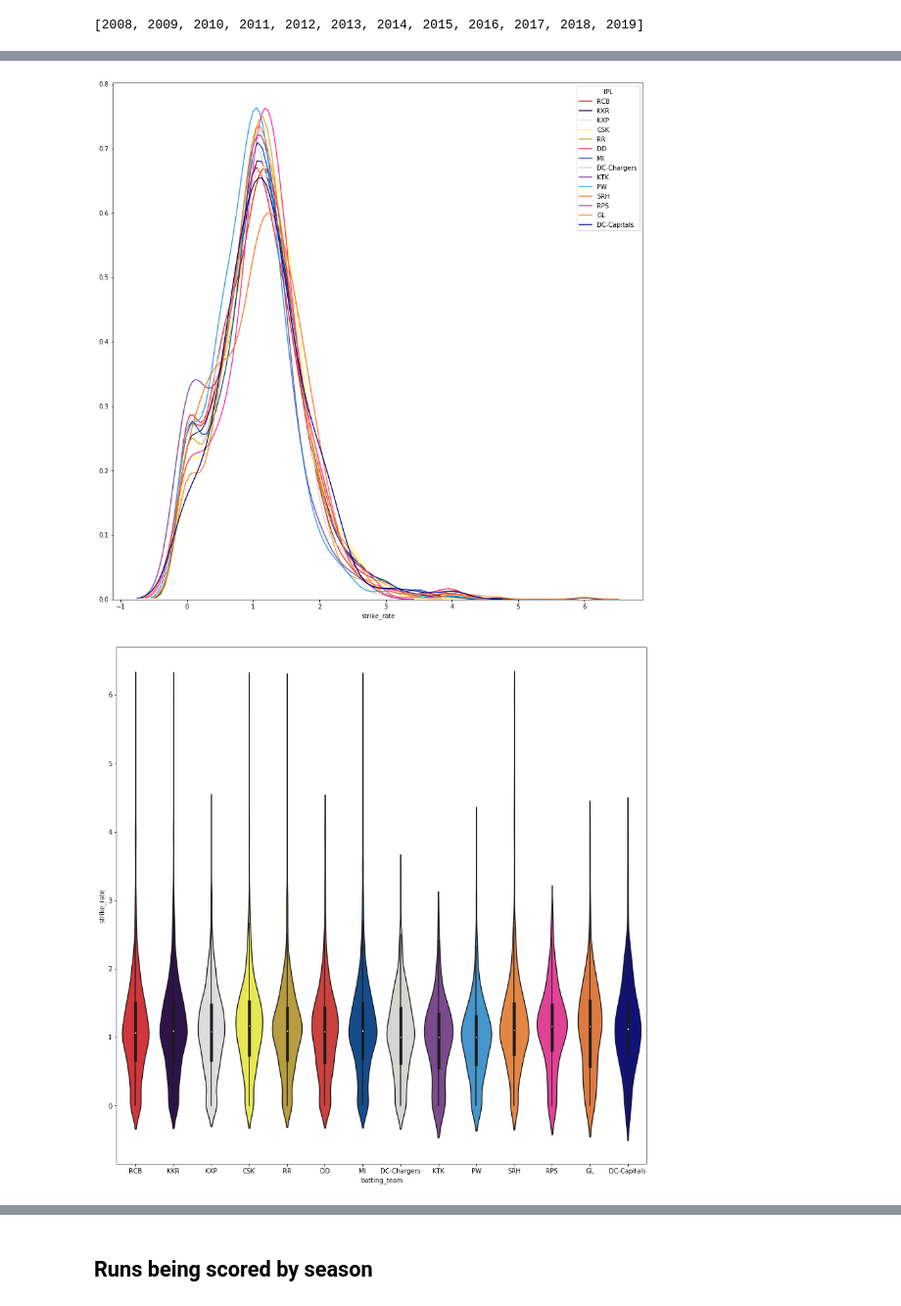
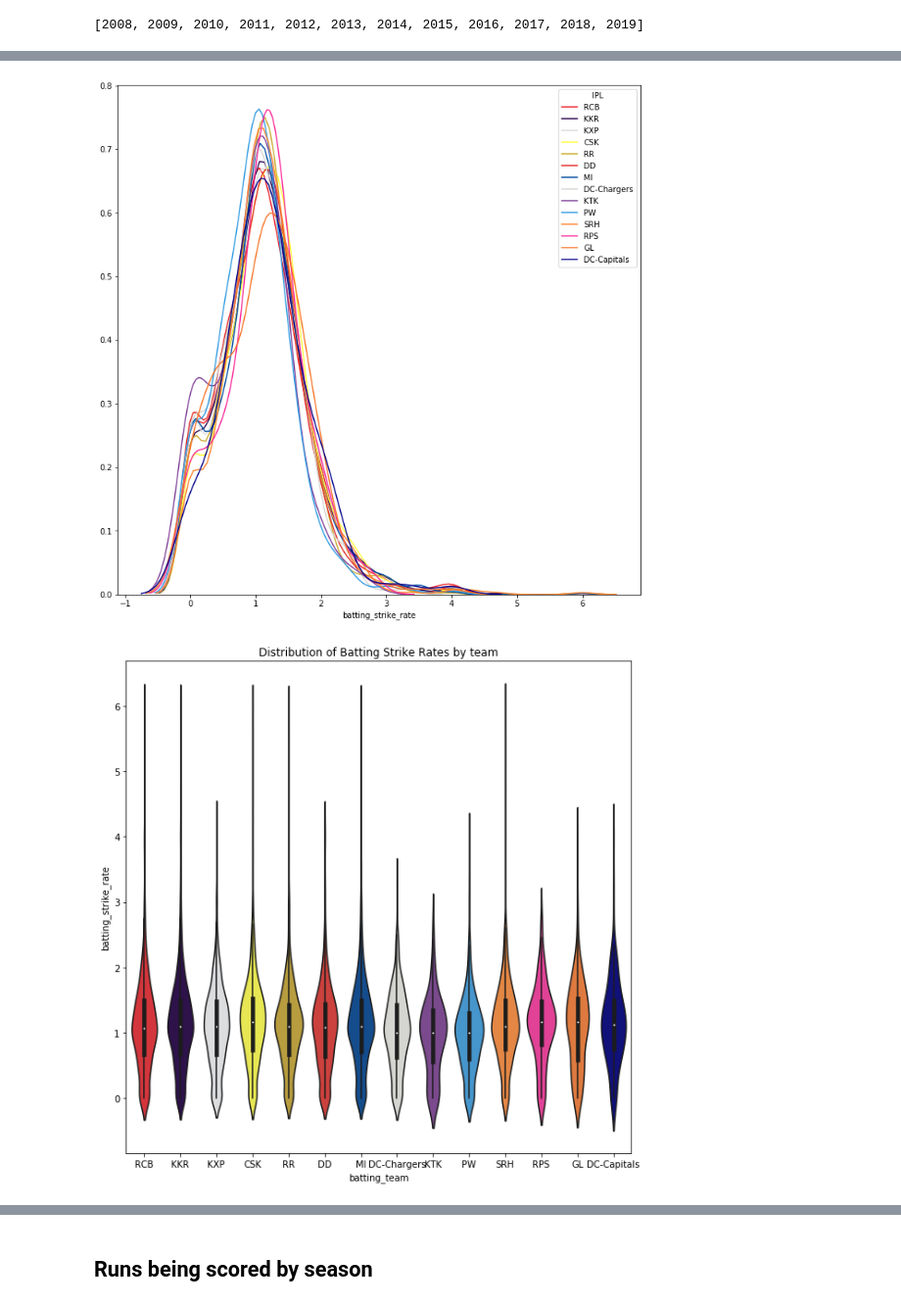
Before and after one commit to ravi-gopalan/ipl_analysis, a Jupyter notebook: ipl_analysis_v3.ipynb, the cells around one changed output, grey strips where cells are left out. Shown at 98% size. Cells and saved outputs as stored; diff of their text form; code cells hidden in the pictures.

```diff
--- a/ipl_analysis_v3.ipynb
+++ b/ipl_analysis_v3.ipynb
@@ -241,3 +256,2 @@ For now, we could simplify the summary field by creating a separate dataframe `d
 # %%
-df_city_venue = df_match_summary[['city','venue']]
-df_match_summary.drop(['city','venue'], axis=1, inplace=True)
+df_match_summary.drop(['city'], axis=1, inplace=True)
@@ -993,0 +828,4 @@ df_details.to_csv('cleansed_ball_by_ball_details.csv')
+# %%
+df_match_dates = df_match_summary[['match_id','match_date','season']]
+df_match_dates.info()
+df_match_dates.head()
@@ -993,0 +847,3 @@ df_details.to_csv('cleansed_ball_by_ball_details.csv')
+# %%
+df_details = df_details.merge(df_match_dates,how='left',left_on='match_id',right_on='match_id')
+df_details.info()
@@ -1072,14 +942,9 @@ def calc_batting_strike_rate(row):
 # %%
-# Define the aggregation calculations
+# Define the batsman aggregation calculations
 batsman_aggregations = {
-    'batsman_runs': { # work on the "batsman_runs" column
-        'runs_scored': 'sum',  # get the sum, and call this result 'total_duration'
-        'gross_balls_faced': 'count'
-    },
-    '4_flag': {     # Now work on the "4_flag" column
-        '4s': 'count'},
-    '6_flag': {     # Now work on the "6_flag" column
-        '6s': 'count'},
+    'batsman_runs': { 'runs_scored': 'sum', 'gross_balls_faced': 'count'},
+    '4_flag': {   '4s': 'count'},
+    '6_flag': {    '6s': 'count'},
     'dot_ball_flag': {     # Now work on the "dot_ball_flag" column
         'dot_balls': 'count'},
     'wide_flag': {     # Now work on the "wide_flag" column
@@ -1100,8 +965,11 @@ df_batsman = df_combined.groupby(['match_id','season',\
                                   'match_date','batsman'],as_index=False)['batsman_runs','4_flag','6_flag','dot_ball_flag',\
                                                                           '1_run_flag','2_run_flag','3_run_flag','5_run_flag',\
                                                                           'wide_flag','noball_flag'].agg(batsman_aggregations)
+
+# Wides faced by batsman are not considered for strike rate calculations
+# Create a net_balls_faced field to track legal balls to calculate strike rate
 df_batsman['net_balls_faced'] = df_batsman['gross_balls_faced']-df_batsman['wides_faced']
-df_batsman['strike_rate'] = df_batsman.apply(lambda row: calc_batting_strike_rate(row), axis=1)
+df_batsman['batting_strike_rate'] = df_batsman.apply(lambda row: calc_batting_strike_rate(row), axis=1)
 
 df_batsman.head(20)
 # %% [output]
@@ -1376,20 +1195,14 @@ plt.legend()
 # %%
-plt.figure(figsize=(15,15))
+plt.figure(figsize=(12,12))
 for i in range(len(list_of_teams)):
-  g = sns.distplot(team_batsman_performances[i]['strike_rate'],rug=False,hist=False,label=list_of_teams[i])
+  g = sns.distplot(team_batsman_performances[i]['batting_strike_rate'],rug=False,hist=False,label=list_of_teams[i])
 
 plt.legend(title='IPL', loc='upper right')
 plt.show(g)
 # %% [output]
-[figure, old version]
+[figure, new version]
 # %%
-plt.figure(figsize=(15,15))
-
-
-
-sns.violinplot(data=df_batsman, x='batting_team',y='strike_rate');
-
-#plt.legend(title='IPL', loc='upper right')
-#plt.show(x)
+plt.figure(figsize=(10,10))
+sns.violinplot(data=df_batsman, x='batting_team',y='batting_strike_rate').set_title('Distribution of Batting Strike Rates by team');
 # %% [output]
-[figure, old version]
+[figure, new version]
```
Also changed, not shown: parts of 135 cells of this notebook.
